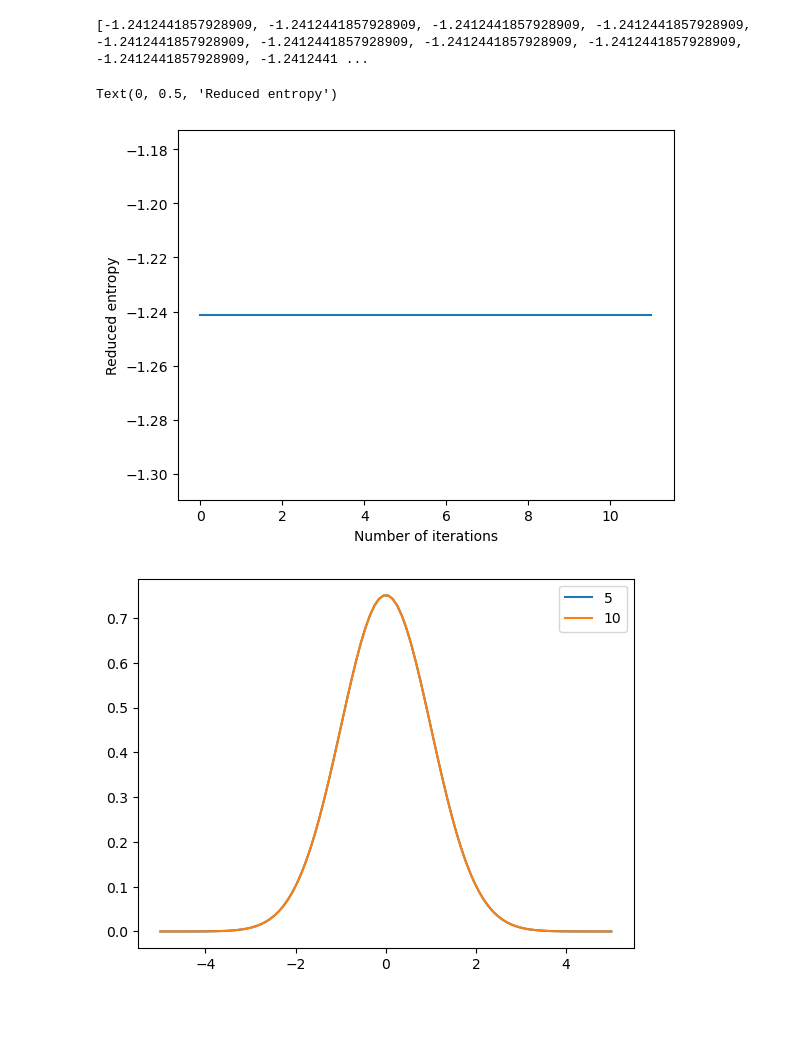
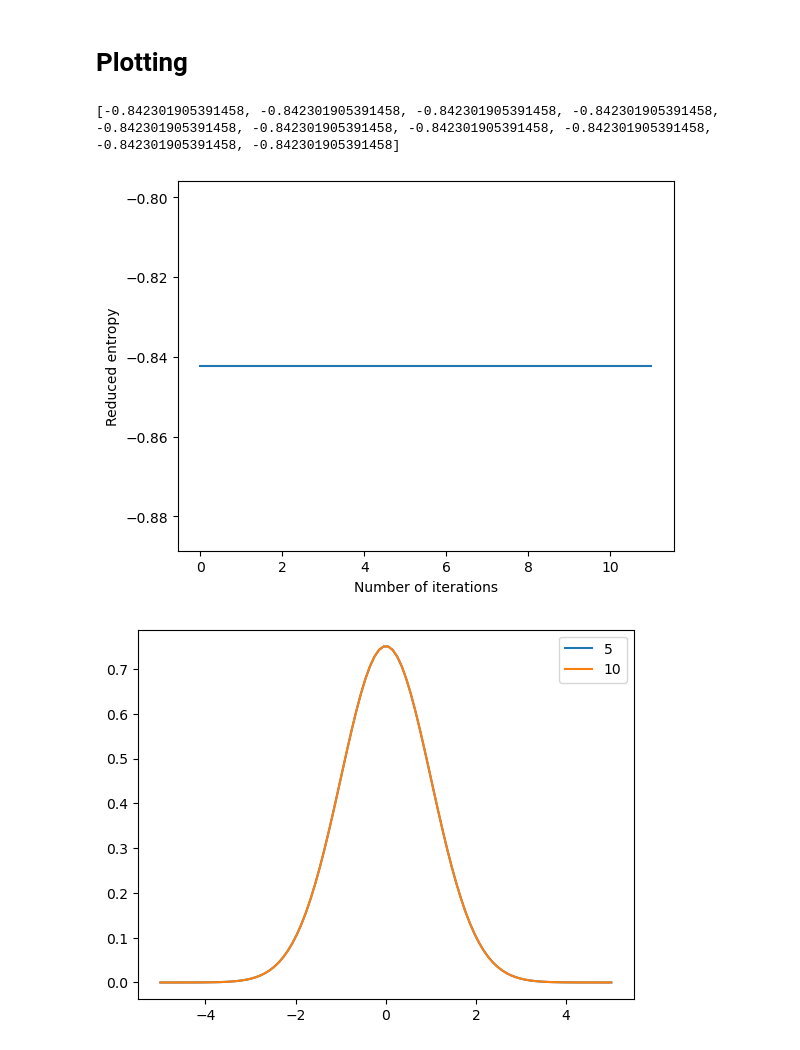
Before and after one commit to emmanuellfc/Gross-Pitaevskii, a Jupyter notebook: stochastic.ipynb, the cells around one changed output. Saved outputs shown, nothing was run; the diff lists cells and outputs as text; code cells hidden in the pictures; blank space fills up the shorter version.

Commit message:
Loop implemented as function

```diff
--- a/stochastic.ipynb
+++ b/stochastic.ipynb
@@ -30,5 +11,7 @@ deltax=(x_max-x_min)/steps
 # %%
-def calc_s0(psi_init, h, m, g, mu, x_max, x_min, steps,x_vec,beta,potential):
+def calc_s0(psi_init, h, m, g, mu, k, x_max, x_min, steps,x_vec,temp,potential):
+
+    beta=1/k*temp
 
     #laplacian
     laps=[]
@@ -172,0 +115,31 @@ a does not meet acceptance criteria. Perturbation rejected.
+# %%
+#Define Constants
+omega=1
+hbar=1
+mass=1
+g_param=-1
+k_boltz=1
+mu_chem_potential=1
+#N_iterations=10
+c1_val=1
+c2_val=1
+c3_val=1
+v_val=1
+phase=1
+u=1
+
+#Construct grid
+x_start=-5
+x_end=5
+num_steps=100
+grid=np.linspace(x_start,x_end, num_steps)
+
+#Construct potential and initial wave function
+psi_0=(1/np.pi**.25)*np.exp(-0.5*grid**2)
+V=grid**2/2
+
+#Define run parameters
+iterations=10
+temperature=1
+# %%
+psi_array, psi_sq_array, entropy_array=loop_stochastic(hbar, mass, g_param, k_boltz, mu_chem_potential, c1_val, c2_val, c3_val, v_val, phase, u, x_end, x_start, num_steps, grid, psi_0, V, iterations, temperature)
@@ -173,12 +164,16 @@ a does not meet acceptance criteria. Perturbation rejected.
+# %% [markdown]
+# Plotting
 # %%
-print(entropy_store)
+#Plot Reduced Entropy
+
+print(entropy_array)
 fig=plt.figure()
-plt.plot(np.linspace(0,iter+1,iter), entropy_store)
+plt.plot(np.linspace(0,iterations+1,iterations), entropy_array)
 plt.xlabel("Number of iterations")
 plt.ylabel("Reduced entropy")
 #plt.xlim(0,20)
+plt.show()
 # %% [output]
-[-1.2412441857928909, -1.2412441857928909, -1.2412441857928909, -1.2412441857928909, -1.2412441857928909, -1.2412441857928909, -1.2412441857928909, -1.2412441857928909, -1.2412441857928909, -1.2412441 ...
+[-0.842301905391458, -0.842301905391458, -0.842301905391458, -0.842301905391458, -0.842301905391458, -0.842301905391458, -0.842301905391458, -0.842301905391458, -0.842301905391458, -0.842301905391458]
-Text(0, 0.5, 'Reduced entropy')
-[figure, old version]
+[figure, new version]
 # %%
```
Also changed, not shown: parts of 17 cells of this notebook.
